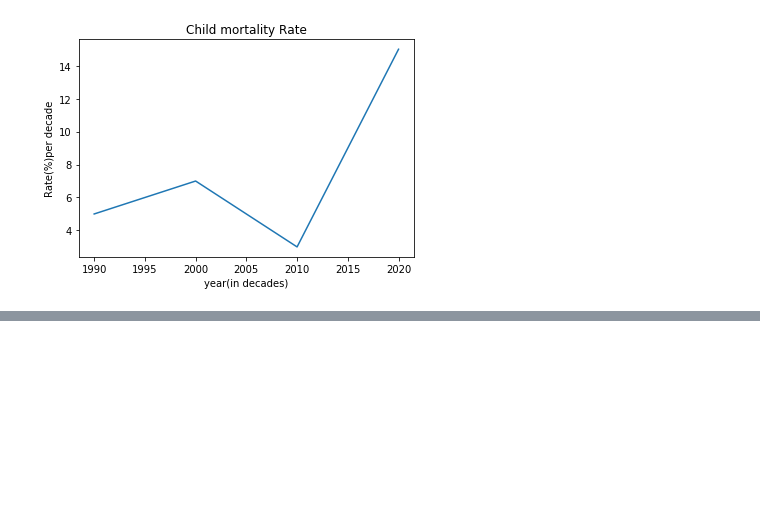
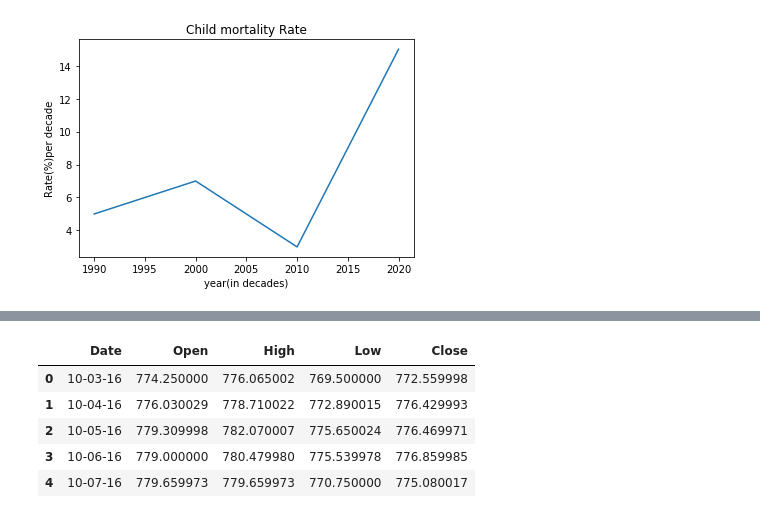
Before and after one commit to charlespreshy/introduction-to-matplotlib, a Jupyter notebook: Introduction to Matplotlib.ipynb, the cells around one changed output, grey strips where cells are left out. Drawn from its saved outputs; the diff is of its cells as text; code cells hidden in the pictures; blank space fills up the shorter version.

```diff
--- a/Introduction to Matplotlib.ipynb
+++ b/Introduction to Matplotlib.ipynb
@@ -192,0 +193,12 @@ plt.show()
+# %%
+#a python program to draw line charts of the financial data of Alphabet Inc.(correction)
+
+stock_data = pd.read_csv("Alphabet_inc.csv")
+stock_data
+# %% [output]
+|  | Date | Open | High | Low | Close |
+| 0 | 10-03-16 | 774.250000 | 776.065002 | 769.500000 | 772.559998 |
+| 1 | 10-04-16 | 776.030029 | 778.710022 | 772.890015 | 776.429993 |
+| 2 | 10-05-16 | 779.309998 | 782.070007 | 775.650024 | 776.469971 |
+| 3 | 10-06-16 | 779.000000 | 780.479980 | 775.539978 | 776.859985 |
+| 4 | 10-07-16 | 779.659973 | 779.659973 | 770.750000 | 775.080017 |
```
Also changed, not shown: parts of 3 cells of this notebook.
